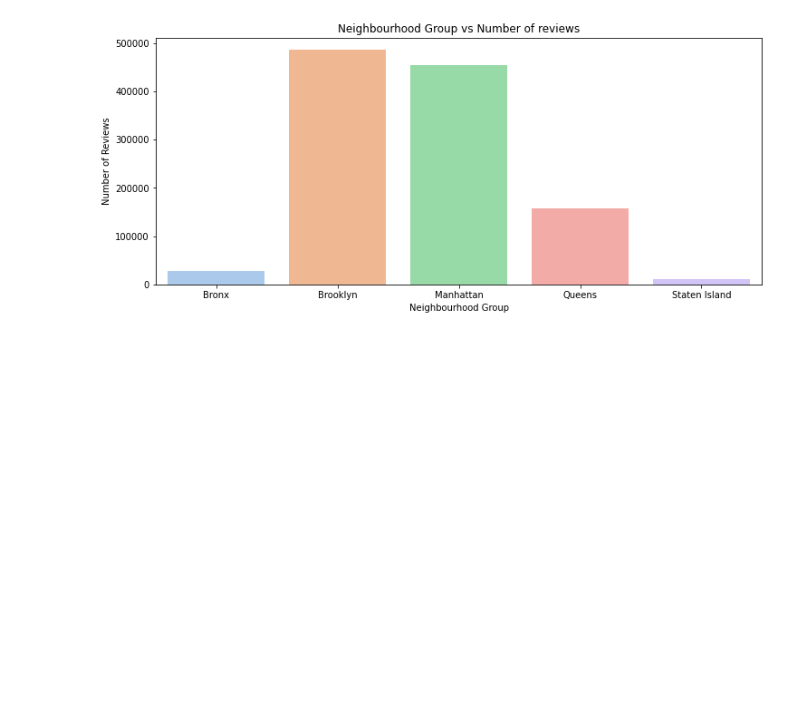
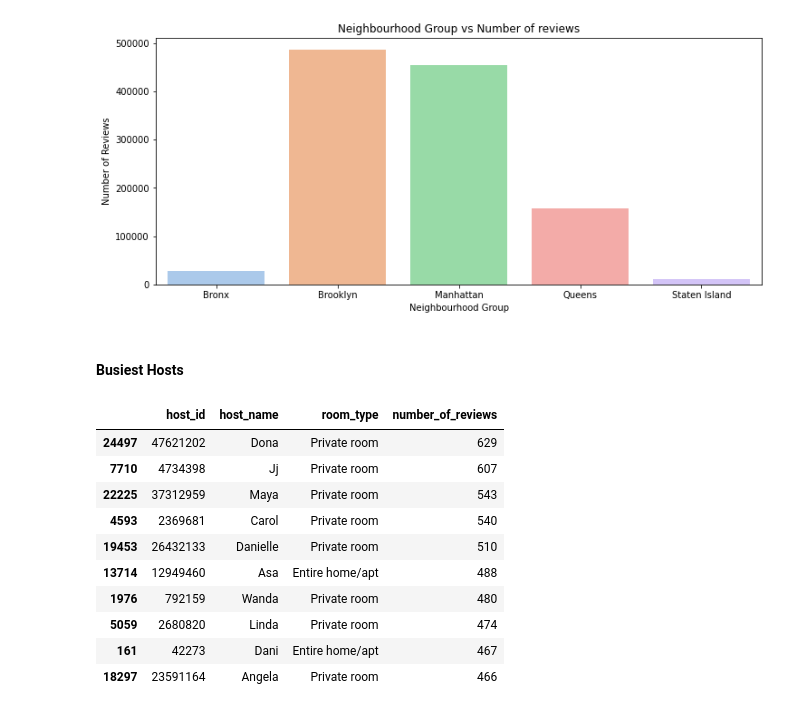
Before and after one commit to itsaniketrathod/Capstone-Project-EDA, a Jupyter notebook: AirBnB_Booking_Analysis.ipynb, the cells around one changed output. Drawn from its saved outputs; the diff is of its cells as text; code cells hidden in the pictures; blank space fills up the shorter version.

```diff
--- a/AirBnB_Booking_Analysis.ipynb
+++ b/AirBnB_Booking_Analysis.ipynb
@@ -293,3 +293,20 @@ plt.show
 # %% [output]
 <function matplotlib.pyplot.show(*args, **kw)>
 [figure]
+# %% [markdown]
+#### **Busiest Hosts**
+# %%
+busiest_hosts_top_ten =airbnb_df.groupby(['host_id','host_name','room_type'])['number_of_reviews'].max().reset_index().sort_values(by='number_of_reviews',ascending=False).head(10)
+busiest_hosts_top_ten
+# %% [output]
+|  | host_id | host_name | room_type | number_of_reviews |
+| 24497 | 47621202 | Dona | Private room | 629 |
+| 7710 | 4734398 | Jj | Private room | 607 |
+| 22225 | 37312959 | Maya | Private room | 543 |
+| 4593 | 2369681 | Carol | Private room | 540 |
+| 19453 | 26432133 | Danielle | Private room | 510 |
+| 13714 | 12949460 | Asa | Entire home/apt | 488 |
+| 1976 | 792159 | Wanda | Private room | 480 |
+| 5059 | 2680820 | Linda | Private room | 474 |
+| 161 | 42273 | Dani | Entire home/apt | 467 |
+| 18297 | 23591164 | Angela | Private room | 466 |
```
Also changed, not shown: parts of 1 cell of this notebook.
